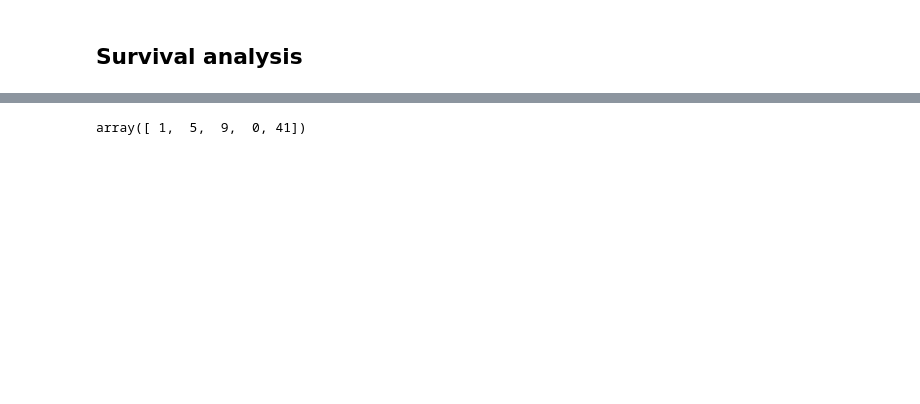
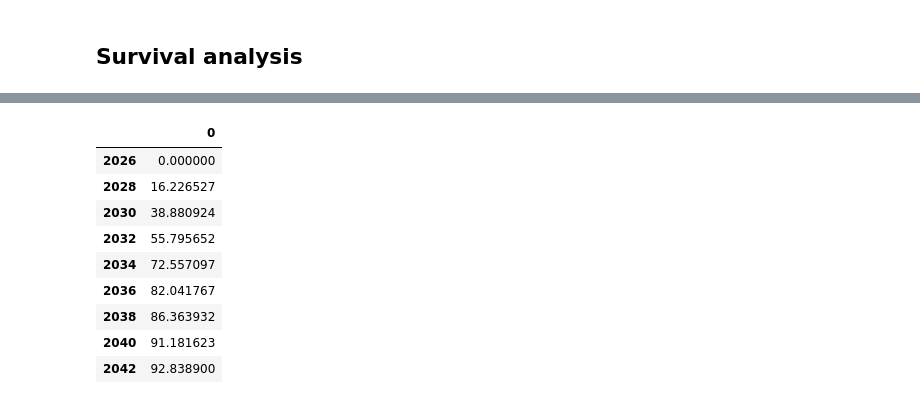
Before and after one commit to Bipartisan-Policy-Center/voting-equipment, a Jupyter notebook: equipment_age_analysis_eq_counts.ipynb, the cells around one changed output, grey strips where cells are left out. Cells and saved outputs as stored; diff of their text form; code cells hidden in the pictures; blank space fills up the shorter version.

```diff
--- a/equipment_age_analysis_eq_counts.ipynb
+++ b/equipment_age_analysis_eq_counts.ipynb
@@ -878,22 +880,0 @@ array([2.65688450e-02, 5.58226171e-02, 4.88943923e-02, 6.28491986e-02,
-# %%
-start_year = 2028 # first year that equipment starts being simulated for possible replacement
-end_year = 2042
-delta_time = 2
-years = list(range(start_year, end_year + 1, delta_time))
-
-simulation_df = df26.copy()
-simulation_df["Simulated Replaced"] = False
-simulation_df["Simulated Replace Year"] = None
-
-for year in years:
-    simulation_df["Simulated Years in Use"] = year - simulation_df["First Year in Use"]
-
-    not_replaced_yet = simulation_df[~simulation_df["Simulated Replaced"]].copy()
-    n = len(not_replaced_yet)
-
-    hazard = hazard_func(not_replaced_yet['Simulated Years in Use'], survival_func, delta_time=delta_time)
-    replaced = np.random.rand(n) < hazard
-    replaced_idx = not_replaced_yet.loc[replaced].index
-    simulation_df.loc[replaced_idx, "Simulated Replaced"] = True
-    simulation_df.loc[replaced_idx, "Simulated Replace Year"] = year
-    # simulation_df.loc[replaced_idx, "First Year in Use"] = year
@@ -935,12 +881,13 @@ plt.savefig('figs/replacement_simulation.png', bbox_inches='tight', dpi=dpi)
 # %%
 rng = np.random.default_rng(42)  # reproducible
 
-start_year = 2028  # first year that equipment starts being simulated for possible replacement
+start_year = 2028  # first year that equipment starts being simulated for possible replacement # think about doing with 2026
 end_year = 2042
 delta_time = 2
 years = list(range(start_year, end_year + 1, delta_time))
 
 simulation_df = df26.copy()
+simulation_df.dropna(subset='First Year in Use', inplace=True)
 
 # Track units, not rows
 simulation_df["Remaining Quantity"] = simulation_df["Quantity"].fillna(0).astype(int).clip(lower=0)
@@ -1008,10 +955,16 @@ sns.lineplot(data=cumulative_replacement_proportion,
              marker='o', clip_on=False, zorder=10)
 
 plt.grid(True)
-plt.ylabel('Percentage of 2026-deployed equipment replaced (by units)', fontname='StyreneAMedium')
 plt.xlabel('Year', fontname='StyreneAMedium')
-plt.title('Almost half of voting equipment\ndeployed in 2026 will be replaced by 2030.', fontname='StyreneABlack')
+plt.title('Most voting equipment\ndeployed in 2026 will be replaced by 2032.', fontname='StyreneABlack')
+
+plt.grid(True)
+plt.ylabel('Percentage of 2026-deployed equipment replaced', fontname='StyreneAMedium')
 
 ax = plt.gca()
-ax.set
+ax.set_xticklabels(labels=ax.get_xticklabels(), color='black')
+ax.set_yticklabels(labels=ax.get_yticklabels(), color='black')
+plt.ylim(0, 1)
+plt.yticks([0, 0.25, 0.5, 0.75, 1], ['0%', '25%', '50%', '75%', '100%']);
+plt.savefig('figs/replacement_simulation_2.png', bbox_inches='tight', dpi=dpi)
 # %% [output]
@@ -1019,4 +972,13 @@ ValueError: p < 0, p > 1 or p contains NaNs
-# %%
-rng.binomial(n=remaining_units[:5], p=hazard[:5])
-# %% [output]
-array([ 1,  5,  9,  0, 41])
+# %%
+pd.DataFrame(cumulative_replacement_proportion*100)
+# %% [output]
+|  | 0 |
+| 2026 | 0.000000 |
+| 2028 | 16.226527 |
+| 2030 | 38.880924 |
+| 2032 | 55.795652 |
+| 2034 | 72.557097 |
+| 2036 | 82.041767 |
+| 2038 | 86.363932 |
+| 2040 | 91.181623 |
+| 2042 | 92.838900 |
```
Also changed, not shown: parts of 6 cells of this notebook, 6 other files.
